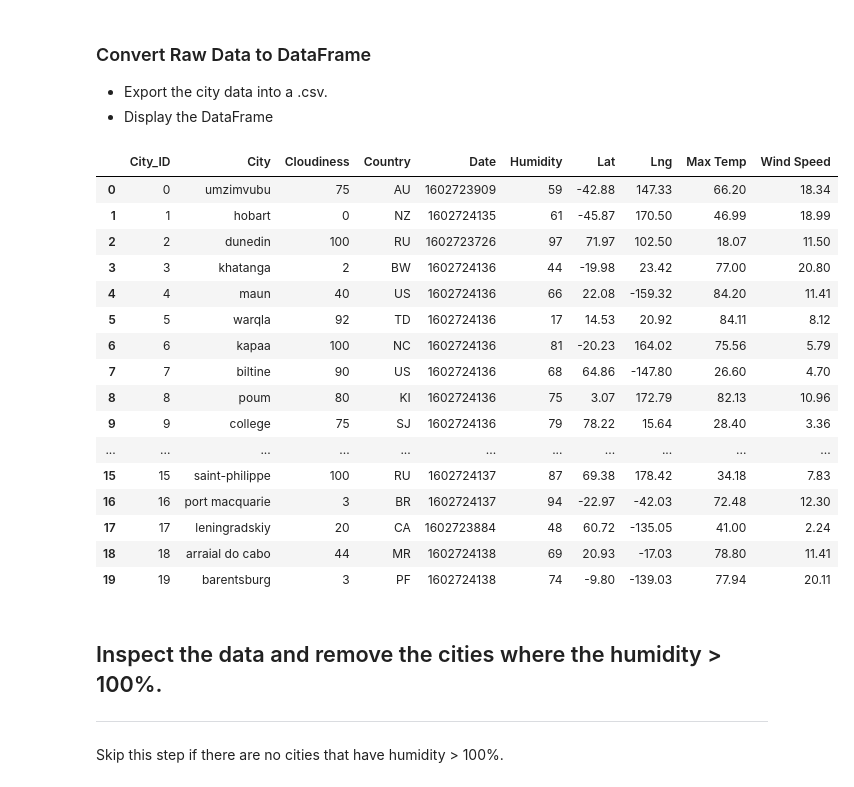
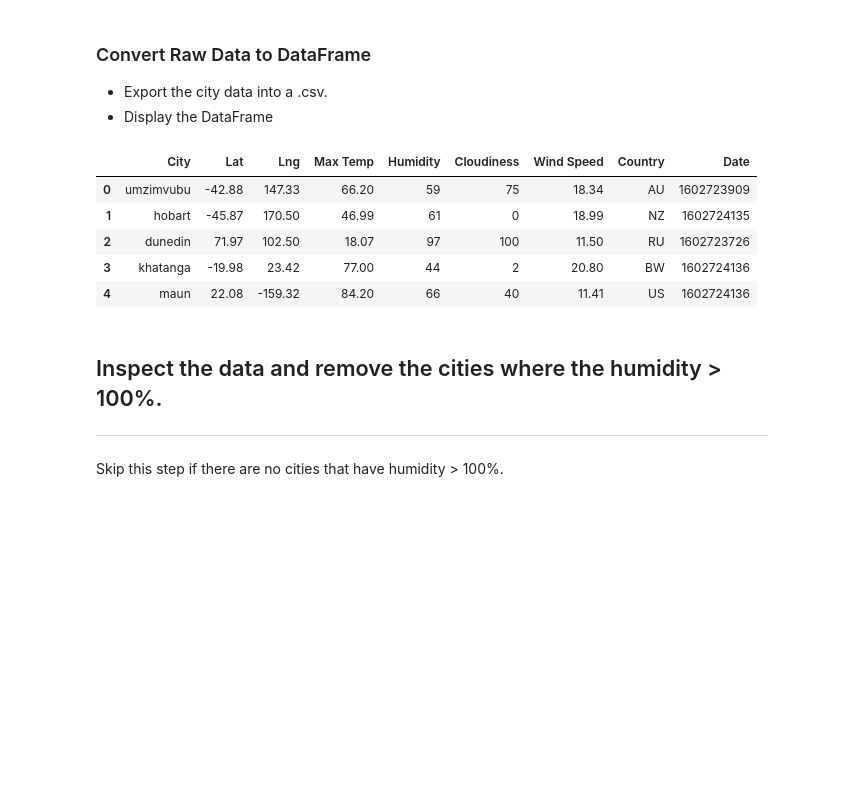
Before and after one commit to ProvencherScott/06-OpenWeather-Vacation-API, a Jupyter notebook: starter_code/WeatherPy.ipynb, the cells around one changed output. Saved outputs shown, nothing was run; the diff lists cells and outputs as text; code cells hidden in the pictures; blank space fills up the shorter version.

Commit message:
city_weather_df

```diff
--- a/starter_code/WeatherPy.ipynb
+++ b/starter_code/WeatherPy.ipynb
@@ -148,25 +148,15 @@ with open(output_data_file, "w") as csvfile:
     csv_writer.writerows(raw_data_csv)
 # %%
 city_weather = pd.read_csv(output_data_file)
-city_weather.head(20)
+city_weather_df = city_weather[["City", "Lat", "Lng", "Max Temp", "Humidity", "Cloudiness", "Wind Speed", "Country", "Date"]]
+city_weather_df.head()
 # %% [output]
-|  | City_ID | City | Cloudiness | Country | Date | Humidity | Lat | Lng | Max Temp | Wind Speed |
-| 0 | 0 | umzimvubu | 75 | AU | 1602723909 | 59 | -42.88 | 147.33 | 66.20 | 18.34 |
-| 1 | 1 | hobart | 0 | NZ | 1602724135 | 61 | -45.87 | 170.50 | 46.99 | 18.99 |
-| 2 | 2 | dunedin | 100 | RU | 1602723726 | 97 | 71.97 | 102.50 | 18.07 | 11.50 |
-| 3 | 3 | khatanga | 2 | BW | 1602724136 | 44 | -19.98 | 23.42 | 77.00 | 20.80 |
-| 4 | 4 | maun | 40 | US | 1602724136 | 66 | 22.08 | -159.32 | 84.20 | 11.41 |
-| 5 | 5 | warqla | 92 | TD | 1602724136 | 17 | 14.53 | 20.92 | 84.11 | 8.12 |
-| 6 | 6 | kapaa | 100 | NC | 1602724136 | 81 | -20.23 | 164.02 | 75.56 | 5.79 |
-| 7 | 7 | biltine | 90 | US | 1602724136 | 68 | 64.86 | -147.80 | 26.60 | 4.70 |
-| 8 | 8 | poum | 80 | KI | 1602724136 | 75 | 3.07 | 172.79 | 82.13 | 10.96 |
-| 9 | 9 | college | 75 | SJ | 1602724136 | 79 | 78.22 | 15.64 | 28.40 | 3.36 |
-| ... | ... | ... | ... | ... | ... | ... | ... | ... | ... | ... |
-| 15 | 15 | saint-philippe | 100 | RU | 1602724137 | 87 | 69.38 | 178.42 | 34.18 | 7.83 |
-| 16 | 16 | port macquarie | 3 | BR | 1602724137 | 94 | -22.97 | -42.03 | 72.48 | 12.30 |
-| 17 | 17 | leningradskiy | 20 | CA | 1602723884 | 48 | 60.72 | -135.05 | 41.00 | 2.24 |
-| 18 | 18 | arraial do cabo | 44 | MR | 1602724138 | 69 | 20.93 | -17.03 | 78.80 | 11.41 |
-| 19 | 19 | barentsburg | 3 | PF | 1602724138 | 74 | -9.80 | -139.03 | 77.94 | 20.11 |
+|  | City | Lat | Lng | Max Temp | Humidity | Cloudiness | Wind Speed | Country | Date |
+| 0 | umzimvubu | -42.88 | 147.33 | 66.20 | 59 | 75 | 18.34 | AU | 1602723909 |
+| 1 | hobart | -45.87 | 170.50 | 46.99 | 61 | 0 | 18.99 | NZ | 1602724135 |
+| 2 | dunedin | 71.97 | 102.50 | 18.07 | 97 | 100 | 11.50 | RU | 1602723726 |
+| 3 | khatanga | -19.98 | 23.42 | 77.00 | 44 | 2 | 20.80 | BW | 1602724136 |
+| 4 | maun | 22.08 | -159.32 | 84.20 | 66 | 40 | 11.41 | US | 1602724136 |
 # %% [markdown]
 ## Inspect the data and remove the cities where the humidity > 100%.
 ----
```
